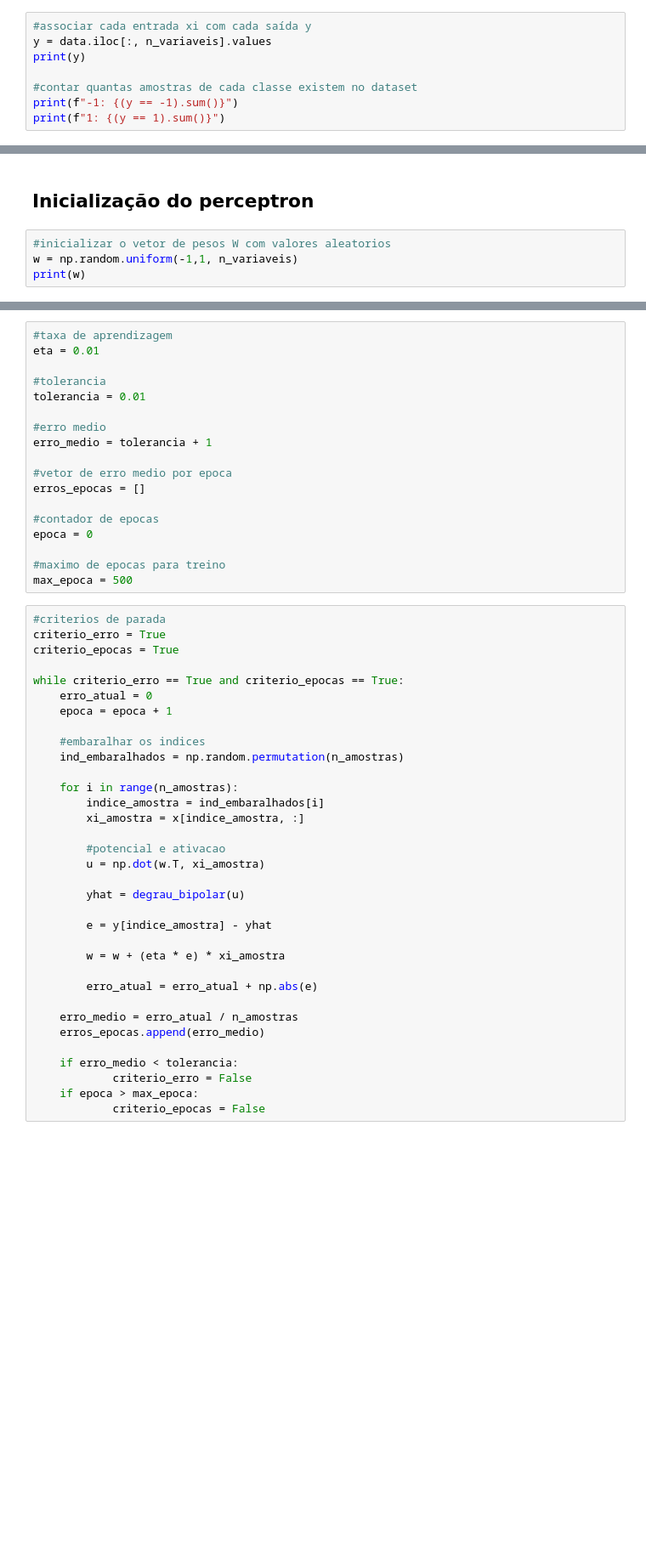
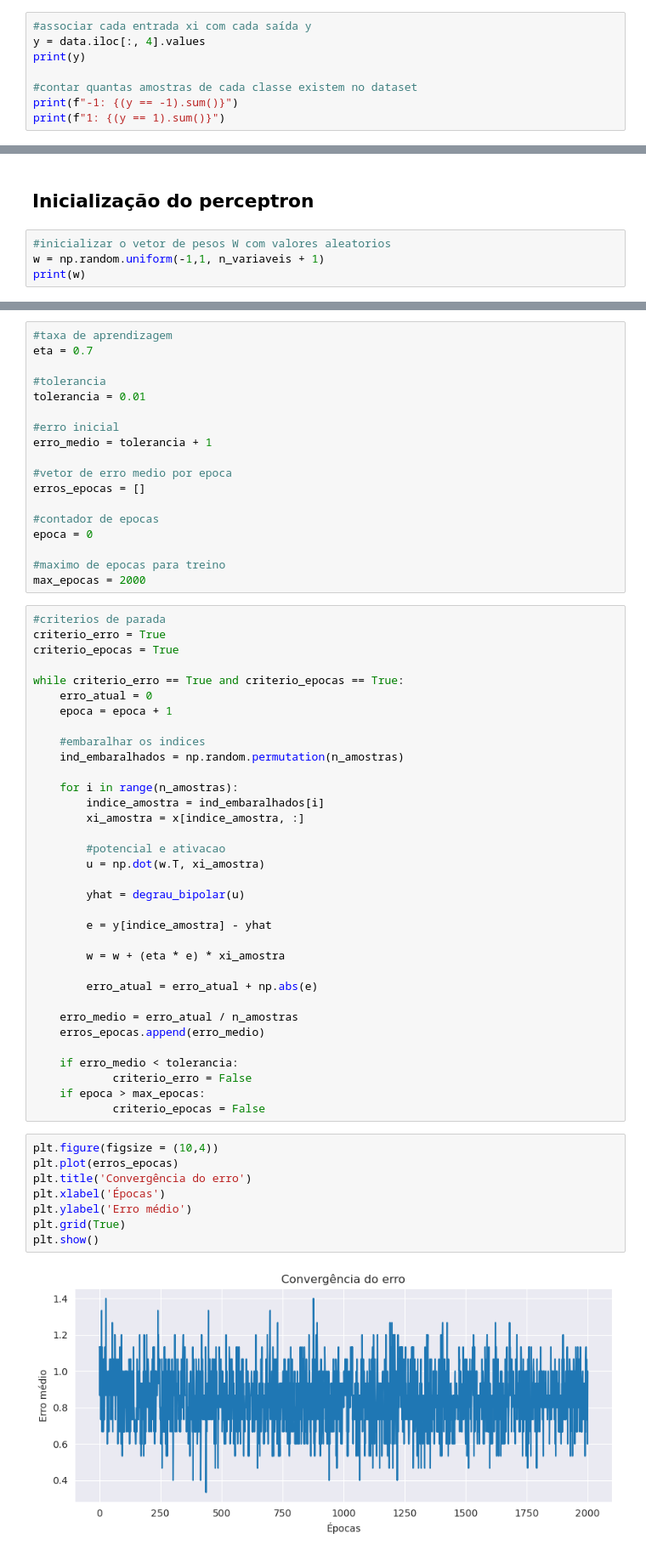
Before and after one commit to eulergomees/neural_networks, a Jupyter notebook: perceptron_oil.ipynb, the cells around one changed output, grey strips where cells are left out. Shown at 85% size. Drawn from its saved outputs; the diff is of its cells as text; blank space fills up the shorter version.

```diff
--- a/perceptron_oil.ipynb
+++ b/perceptron_oil.ipynb
@@ -94,7 +99,7 @@ print(x)
  [ 0.2012  0.2611  5.4631 -1.    ]]
 # %%
 #associar cada entrada xi com cada saída y
-y = data.iloc[:, n_variaveis].values
+y = data.iloc[:, 4].values
 print(y)
 
 #contar quantas amostras de cada classe existem no dataset
@@ -109,6 +114,6 @@ print(f"1: {(y == 1).sum()}")
 ## Inicialização do perceptron
 # %%
 #inicializar o vetor de pesos W com valores aleatorios
-w = np.random.uniform(-1,1, n_variaveis)
+w = np.random.uniform(-1,1, n_variaveis + 1)
 print(w)
 # %% [output]
@@ -116,11 +121,11 @@ print(w)
 # %%
 #taxa de aprendizagem
-eta = 0.01
+eta = 0.7
 
 #tolerancia
 tolerancia = 0.01
 
-#erro medio
+#erro inicial
 erro_medio = tolerancia + 1
 
 #vetor de erro medio por epoca
@@ -130,7 +135,7 @@ erros_epocas = []
 epoca = 0
 
 #maximo de epocas para treino
-max_epoca = 500
+max_epocas = 2000
 # %%
 #criterios de parada
 criterio_erro = True
@@ -163,5 +168,15 @@ while criterio_erro == True and criterio_epocas == True:
 
     if erro_medio < tolerancia:
             criterio_erro = False
-    if epoca > max_epoca:
+    if epoca > max_epocas:
             criterio_epocas = False
+# %%
+plt.figure(figsize = (10,4))
+plt.plot(erros_epocas)
+plt.title('Convergência do erro')
+plt.xlabel('Épocas')
+plt.ylabel('Erro médio')
+plt.grid(True)
+plt.show()
+# %% [output]
+[figure, added]
```
Also changed, not shown: parts of 10 cells of this notebook, 1 other file.
